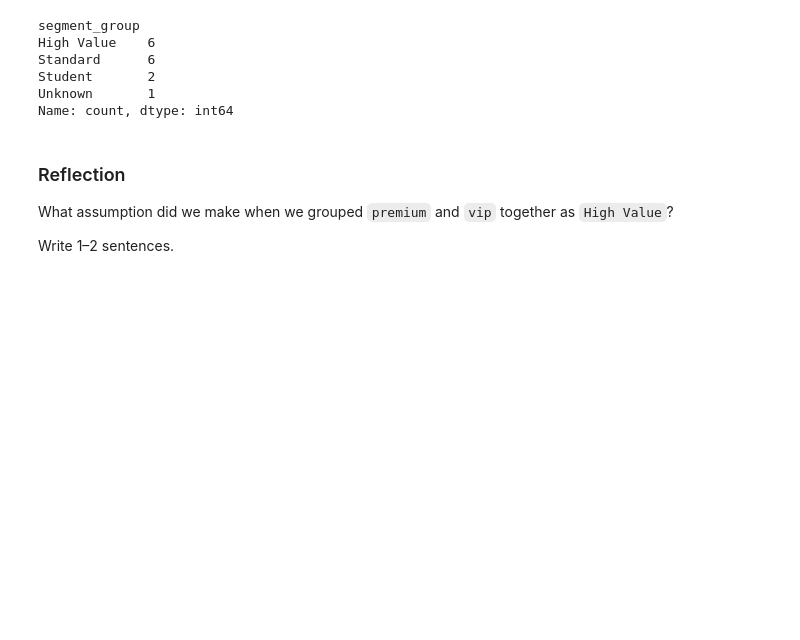
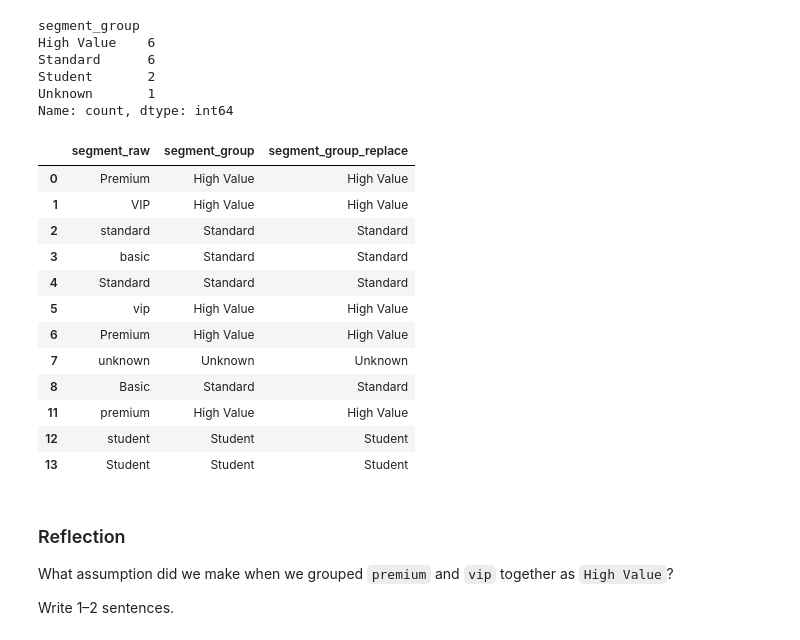
Before and after one commit to kalshaikhli/ban6003-week5-6-Karrar-Alshaikhli, a Jupyter notebook: notebooks/module6_string_categorical_guided_lab.ipynb, the cells around one changed output. Drawn from its saved outputs; the diff is of its cells as text; code cells hidden in the pictures; blank space fills up the shorter version.

```diff
--- a/notebooks/module6_string_categorical_guided_lab.ipynb
+++ b/notebooks/module6_string_categorical_guided_lab.ipynb
@@ -423,6 +423,26 @@ Standard      6
 Student       2
 Unknown       1
 Name: count, dtype: int64
+# %%
+# Karrar notes: Recode customer segments using .replace() for comparison
+
+df["segment_group_replace"] = df["segment_step1"].replace(segment_map)
+
+df[["segment_raw", "segment_group", "segment_group_replace"]].drop_duplicates()
+# %% [output]
+|  | segment_raw | segment_group | segment_group_replace |
+| 0 | Premium | High Value | High Value |
+| 1 | VIP | High Value | High Value |
+| 2 | standard | Standard | Standard |
+| 3 | basic | Standard | Standard |
+| 4 | Standard | Standard | Standard |
+| 5 | vip | High Value | High Value |
+| 6 | Premium | High Value | High Value |
+| 7 | unknown | Unknown | Unknown |
+| 8 | Basic | Standard | Standard |
+| 11 | premium | High Value | High Value |
+| 12 | student | Student | Student |
+| 13 | Student | Student | Student |
 # %% [markdown]
 ### Reflection
 
```
